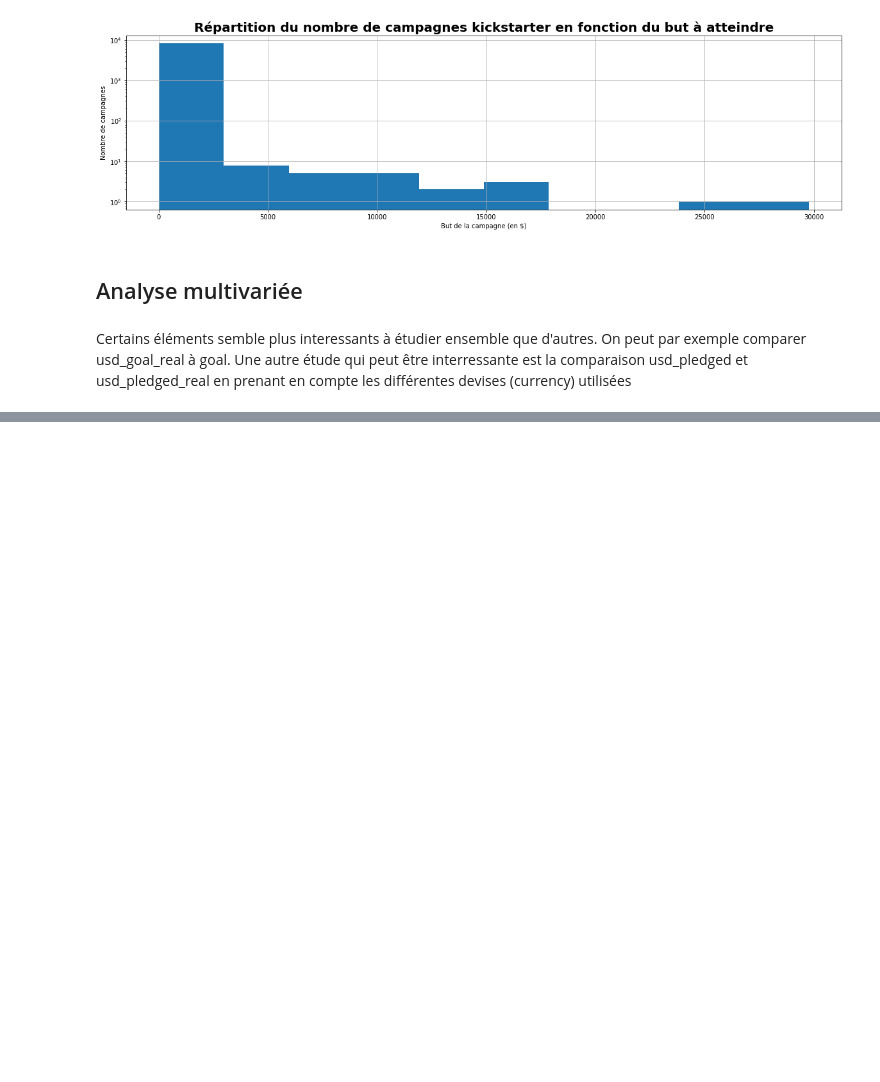
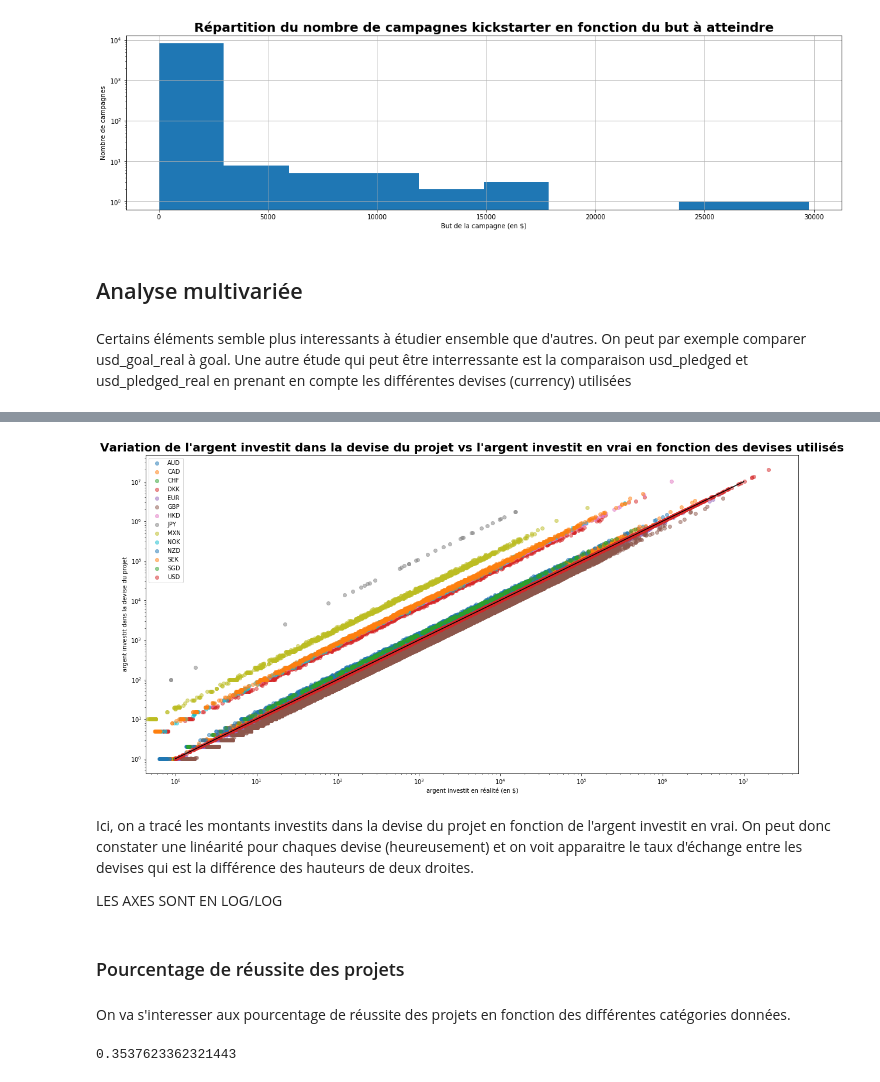
Before and after one commit to ComeMS/EDA2018, a Jupyter notebook: EDA 2018.ipynb, the cells around one changed output, grey strips where cells are left out. Saved outputs shown, nothing was run; the diff lists cells and outputs as text; code cells hidden in the pictures; blank space fills up the shorter version.

```diff
--- a/EDA 2018.ipynb
+++ b/EDA 2018.ipynb
@@ -215,0 +241,28 @@ Par ailleur, on remarque une majorité d'utilisation du dollar.
+# %%
+groups=df.groupby(['currency'])['currency','usd_pledged_real','pledged']
+
+fig, ax = plt.subplots(figsize=(20,10))
+ax.margins(0.05) # Optional, just adds 5% padding to the autoscaling
+for name, group in groups:
+    ax.scatter(group['usd_pledged_real'], group['pledged'], label=name,alpha=0.5)
+ax.legend()
+ax.loglog()
+ax.plot([1,10000000],[1,10000000],'k')
+plt.title("Variation de l'argent investit dans la devise du projet vs l'argent investit en vrai en fonction des devises utilisés",fontweight="bold").set_fontsize(20)
+plt.ylabel('argent investit dans la devise du projet')
+plt.xlabel('argent investit en réalité (en $)')
+plt.show()
+# %% [output]
+[figure, added]
+# %% [markdown]
+Ici, on a tracé les montants investits dans la devise du projet en fonction de l'argent investit en vrai. On peut donc constater une linéarité pour chaques devise (heureusement) et on voit apparaitre le taux d'échange entre les devises qui est la différence des hauteurs de deux droites.
+
+LES AXES SONT EN LOG/LOG
+# %% [markdown]
+### Pourcentage de réussite des projets
+# %% [markdown]
+On va s'interesser aux pourcentage de réussite des projets en fonction des différentes catégories données.
+# %%
+df[df['state']=='successful'].state.count()/len(df.state)
+# %% [output]
+0.3537623362321443
```
Also changed, not shown: parts of 18 cells of this notebook.
